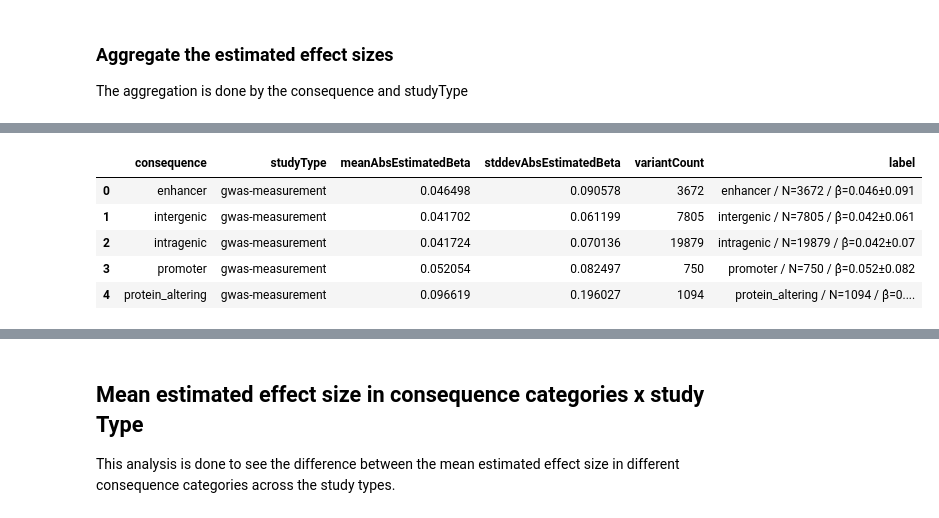
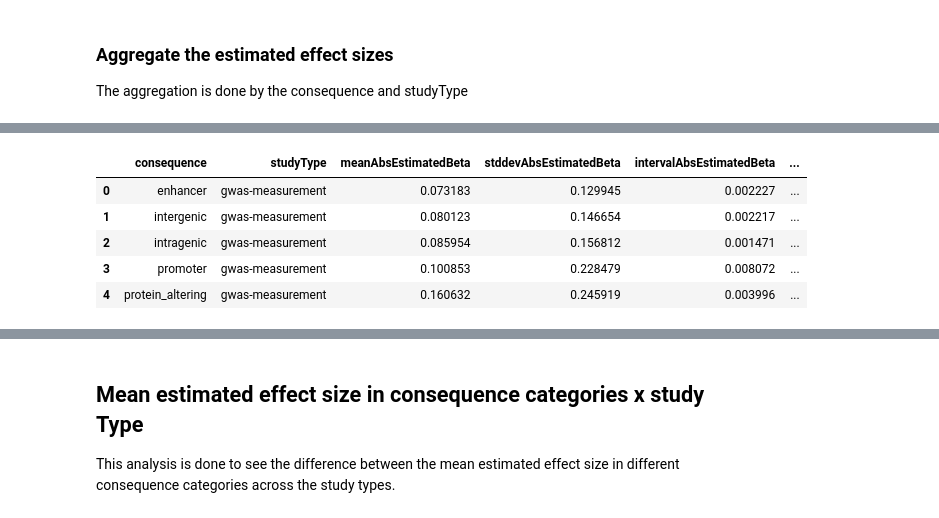
Before and after one commit to opentargets/Gentropy-manuscript, a Jupyter notebook: chapters/in_silico_effect_prediction/05.1_variant_regulatory_consequence.ipynb, the cells around one changed output, grey strips where cells are left out. Cells and saved outputs as stored; diff of their text form; code cells hidden in the pictures.

```diff
--- a/chapters/in_silico_effect_prediction/05.1_variant_regulatory_consequence.ipynb
+++ b/chapters/in_silico_effect_prediction/05.1_variant_regulatory_consequence.ipynb
@@ -212,0 +484,3 @@ nc_dataset = session.spark.read.parquet("../../data/nc_dataset")
+# %%
+nc_dataset = session.spark.read.parquet("../../data/nc_dataset_filtered")
+nc_dataset.count()
@@ -416,41 +694,41 @@ plot
 # %%
 beta = "\u03b2"
 hat = "\u0302"
 plus_minus = "\u00b1"
 
 
-data = (
+data_measurement = (
     gwas_measurement.groupBy("consequence", "studyType")
     .agg(
         f.mean(f.abs("estimatedBeta")).alias("meanAbsEstimatedBeta"),
         f.stddev(f.abs("estimatedBeta")).alias("stddevAbsEstimatedBeta"),
-        f.count(f.col("variantId")).alias("variantCount"),
         (f.lit(1.96) * f.stddev(f.abs("estimatedBeta")) / f.sqrt(f.count(f.abs("estimatedBeta")))).alias(
             "intervalAbsEstimatedBeta"
         ),
+        f.count(f.col("variantId")).alias("variantCount"),
     )
     .withColumn(
         "label",
         f.concat_ws(
             " / ",
             "consequence",
             f.concat_ws("=", f.lit("N"), "variantCount"),
             f.concat_ws(
                 plus_minus,
                 f.concat_ws("=", f.lit(beta + hat), f.round("meanAbsEstimatedBeta", 3)),
-                f.round("stddevAbsEstimatedBeta", 3),
+                f.round("intervalAbsEstimatedBeta", 3),
             ),
         ),
     )
     .toPandas()
 )
-data
+data_measurement
 # %% [output]
-|  | consequence | studyType | meanAbsEstimatedBeta | stddevAbsEstimatedBeta | variantCount | label |
-| 0 | enhancer | gwas-measurement | 0.046498 | 0.090578 | 3672 | enhancer / N=3672 / β̂=0.046±0.091 |
-| 1 | intergenic | gwas-measurement | 0.041702 | 0.061199 | 7805 | intergenic / N=7805 / β̂=0.042±0.061 |
-| 2 | intragenic | gwas-measurement | 0.041724 | 0.070136 | 19879 | intragenic / N=19879 / β̂=0.042±0.07 |
-| 3 | promoter | gwas-measurement | 0.052054 | 0.082497 | 750 | promoter / N=750 / β̂=0.052±0.082 |
-| 4 | protein_altering | gwas-measurement | 0.096619 | 0.196027 | 1094 | protein_altering / N=1094 / β̂=0.... |
+|  | consequence | studyType | meanAbsEstimatedBeta | stddevAbsEstimatedBeta | intervalAbsEstimatedBeta | ... |
+| 0 | enhancer | gwas-measurement | 0.073183 | 0.129945 | 0.002227 | ... |
+| 1 | intergenic | gwas-measurement | 0.080123 | 0.146654 | 0.002217 | ... |
+| 2 | intragenic | gwas-measurement | 0.085954 | 0.156812 | 0.001471 | ... |
+| 3 | promoter | gwas-measurement | 0.100853 | 0.228479 | 0.008072 | ... |
+| 4 | protein_altering | gwas-measurement | 0.160632 | 0.245919 | 0.003996 | ... |
 # %%
 plot = (
```
Also changed, not shown: parts of 75 cells of this notebook, 1 other file.
